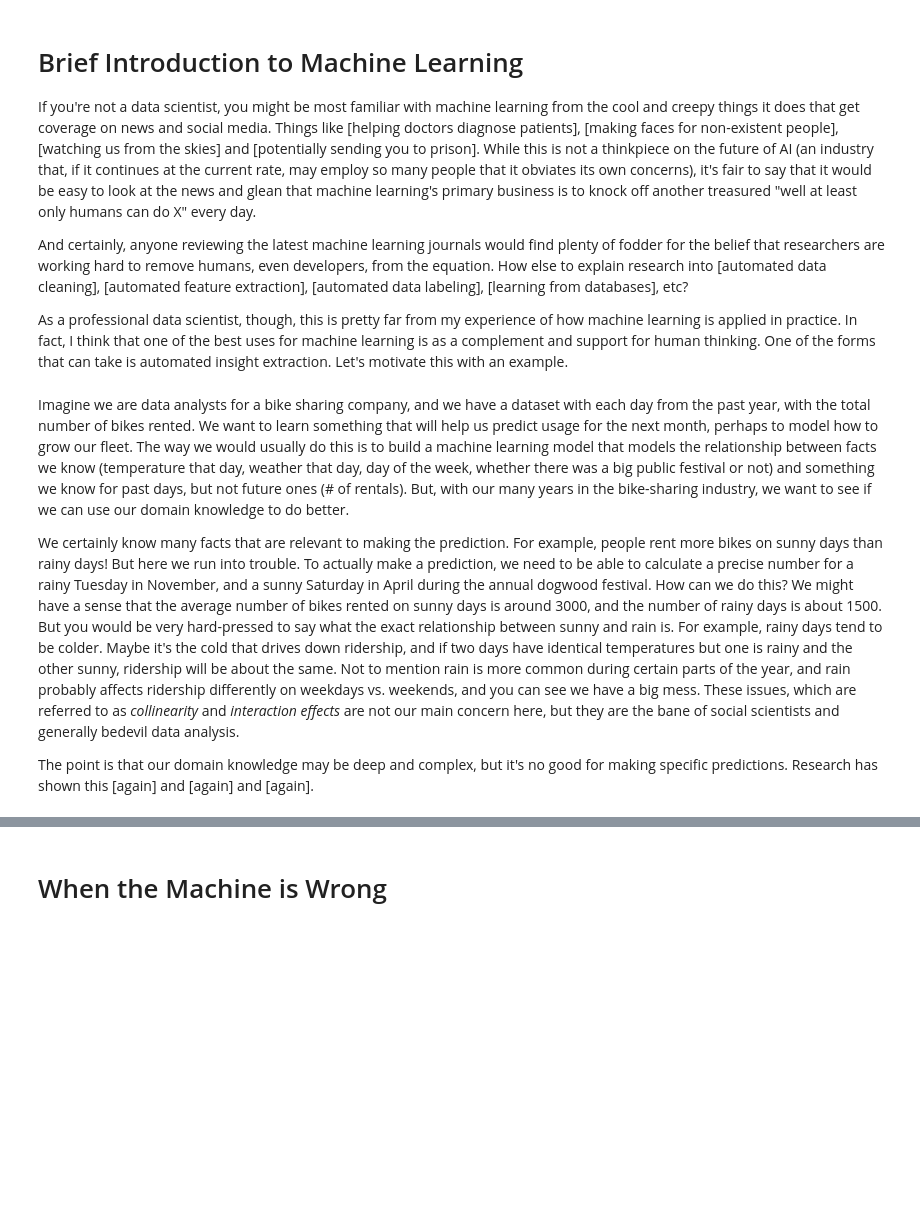
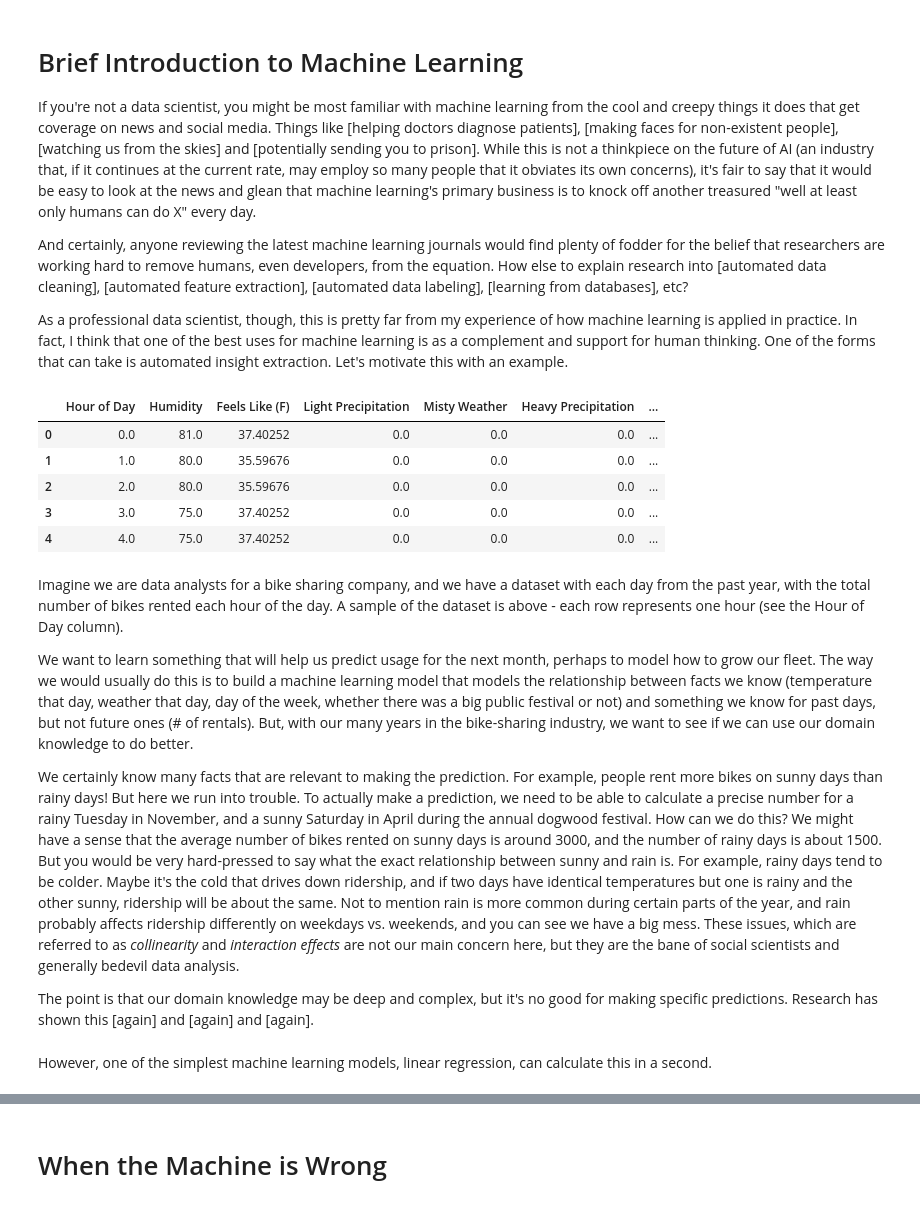
Before and after one commit to MattJBritton/ForestfortheTrees, a Jupyter notebook: developmentWorkbook.ipynb, the cells around one changed output, grey strips where cells are left out. Cells and saved outputs as stored; diff of their text form; code cells hidden in the pictures; blank space fills up the shorter version.

```diff
--- a/developmentWorkbook.ipynb
+++ b/developmentWorkbook.ipynb
@@ -1252,5 +1244,20 @@ bike_data.head()
+# %%
+bike_df = pd.DataFrame(
+    np.hstack((bike_dataset["x"],np.array(bike_dataset["y"]).reshape(-1,1))),
+    columns = bike_dataset["feature_names"] + ["Total Bikes Rented"]
+)
+bike_df.head()
+# %% [output]
+|  | Hour of Day | Humidity | Feels Like (F) | Light Precipitation | Misty Weather | Heavy Precipitation | ... |
+| 0 | 0.0 | 81.0 | 37.40252 | 0.0 | 0.0 | 0.0 | ... |
+| 1 | 1.0 | 80.0 | 35.59676 | 0.0 | 0.0 | 0.0 | ... |
+| 2 | 2.0 | 80.0 | 35.59676 | 0.0 | 0.0 | 0.0 | ... |
+| 3 | 3.0 | 75.0 | 37.40252 | 0.0 | 0.0 | 0.0 | ... |
+| 4 | 4.0 | 75.0 | 37.40252 | 0.0 | 0.0 | 0.0 | ... |
 # %% [markdown]
-Imagine we are data analysts for a bike sharing company, and we have a dataset with each day from the past year, with the total number of bikes rented. We want to learn something that will help us predict usage for the next month, perhaps to model how to grow our fleet. The way we would usually do this is to build a machine learning model that models the relationship between facts we know (temperature that day, weather that day, day of the week, whether there was a big public festival or not) and something we know for past days, but not future ones (# of rentals). But, with our many years in the bike-sharing industry, we want to see if we can use our domain knowledge to do better.
+Imagine we are data analysts for a bike sharing company, and we have a dataset with each day from the past year, with the total number of bikes rented each hour of the day. A sample of the dataset is above - each row represents one hour (see the Hour of Day column).
+
+We want to learn something that will help us predict usage for the next month, perhaps to model how to grow our fleet. The way we would usually do this is to build a machine learning model that models the relationship between facts we know (temperature that day, weather that day, day of the week, whether there was a big public festival or not) and something we know for past days, but not future ones (# of rentals). But, with our many years in the bike-sharing industry, we want to see if we can use our domain knowledge to do better.
 
 We certainly know many facts that are relevant to making the prediction. For example, people rent more bikes on sunny days than rainy days! But here we run into trouble. To actually make a prediction, we need to be able to calculate a precise number for a rainy Tuesday in November, and a sunny Saturday in April during the annual dogwood festival. How can we do this? We might have a sense that the average number of bikes rented on sunny days is around 3000, and the number of rainy days is about 1500. But you would be very hard-pressed to say what the exact relationship between sunny and rain is. For example, rainy days tend to be colder. Maybe it's the cold that drives down ridership, and if two days have identical temperatures but one is rainy and the other sunny, ridership will be about the same. Not to mention rain is more common during certain parts of the year, and rain probably affects ridership differently on weekdays vs. weekends, and you can see we have a big mess. These issues, which are referred to as *collinearity* and *interaction effects* are not our main concern here, but they are the bane of social scientists and generally bedevil data analysis.
 
@@ -1259,0 +1265,2 @@ The point is that our domain knowledge may be deep and complex, but it's no good
+# %% [markdown]
+However, one of the simplest machine learning models, linear regression, can calculate this in a second.
```
Also changed, not shown: parts of 30 cells of this notebook, 1 other file.
